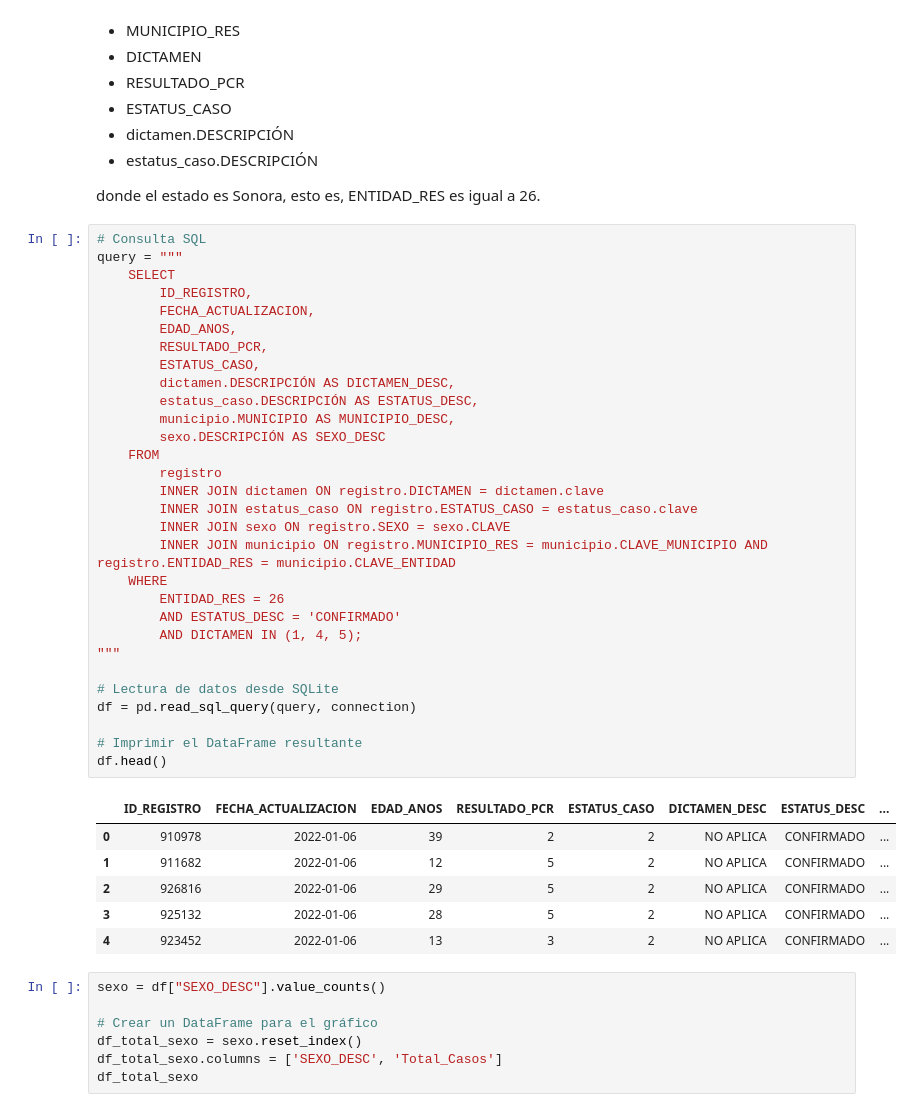
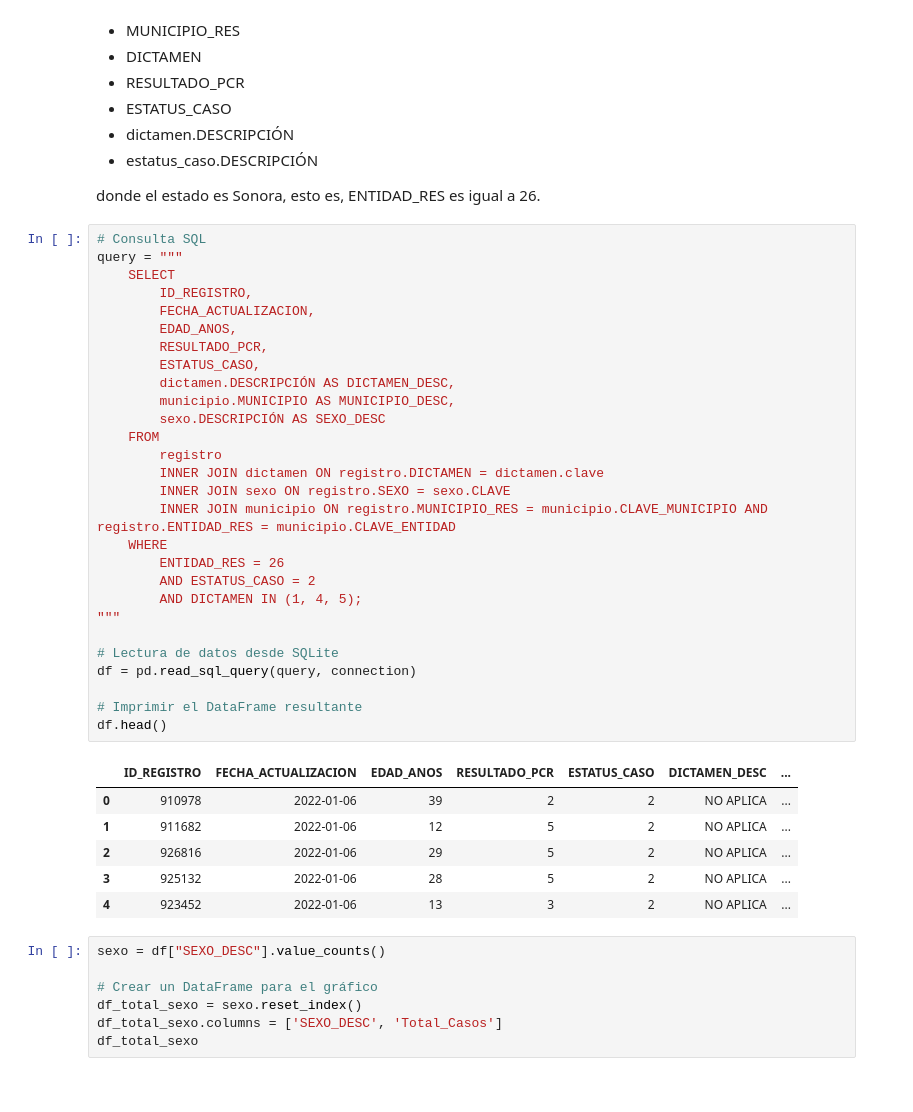
Before and after one commit to fofojaramillo/practica-introdatsci, a Jupyter notebook: exploracion_estatal.ipynb, the cells around one changed output. Drawn from its saved outputs; the diff is of its cells as text.

```diff
--- a/exploracion_estatal.ipynb
+++ b/exploracion_estatal.ipynb
@@ -171,40 +235,38 @@ donde el estado es Sonora, esto es, ENTIDAD_RES es igual a 26.
 # %%
 # Consulta SQL
 query = """
     SELECT
         ID_REGISTRO,
         FECHA_ACTUALIZACION,
         EDAD_ANOS,
         RESULTADO_PCR,
         ESTATUS_CASO,
         dictamen.DESCRIPCIÓN AS DICTAMEN_DESC,
-        estatus_caso.DESCRIPCIÓN AS ESTATUS_DESC,
         municipio.MUNICIPIO AS MUNICIPIO_DESC,
         sexo.DESCRIPCIÓN AS SEXO_DESC
     FROM
         registro
         INNER JOIN dictamen ON registro.DICTAMEN = dictamen.clave
-        INNER JOIN estatus_caso ON registro.ESTATUS_CASO = estatus_caso.clave
         INNER JOIN sexo ON registro.SEXO = sexo.CLAVE
         INNER JOIN municipio ON registro.MUNICIPIO_RES = municipio.CLAVE_MUNICIPIO AND registro.ENTIDAD_RES = municipio.CLAVE_ENTIDAD
     WHERE
         ENTIDAD_RES = 26
-        AND ESTATUS_DESC = 'CONFIRMADO'
+        AND ESTATUS_CASO = 2
         AND DICTAMEN IN (1, 4, 5);
 """
 
 # Lectura de datos desde SQLite
 df = pd.read_sql_query(query, connection)
 
 # Imprimir el DataFrame resultante
 df.head()
 # %% [output]
-|  | ID_REGISTRO | FECHA_ACTUALIZACION | EDAD_ANOS | RESULTADO_PCR | ESTATUS_CASO | DICTAMEN_DESC | ESTATUS_DESC | ... |
-| 0 | 910978 | 2022-01-06 | 39 | 2 | 2 | NO APLICA | CONFIRMADO | ... |
-| 1 | 911682 | 2022-01-06 | 12 | 5 | 2 | NO APLICA | CONFIRMADO | ... |
-| 2 | 926816 | 2022-01-06 | 29 | 5 | 2 | NO APLICA | CONFIRMADO | ... |
-| 3 | 925132 | 2022-01-06 | 28 | 5 | 2 | NO APLICA | CONFIRMADO | ... |
-| 4 | 923452 | 2022-01-06 | 13 | 3 | 2 | NO APLICA | CONFIRMADO | ... |
+|  | ID_REGISTRO | FECHA_ACTUALIZACION | EDAD_ANOS | RESULTADO_PCR | ESTATUS_CASO | DICTAMEN_DESC | ... |
+| 0 | 910978 | 2022-01-06 | 39 | 2 | 2 | NO APLICA | ... |
+| 1 | 911682 | 2022-01-06 | 12 | 5 | 2 | NO APLICA | ... |
+| 2 | 926816 | 2022-01-06 | 29 | 5 | 2 | NO APLICA | ... |
+| 3 | 925132 | 2022-01-06 | 28 | 5 | 2 | NO APLICA | ... |
+| 4 | 923452 | 2022-01-06 | 13 | 3 | 2 | NO APLICA | ... |
 # %%
 sexo = df["SEXO_DESC"].value_counts()
 
```
Also changed, not shown: parts of 28 cells of this notebook.
